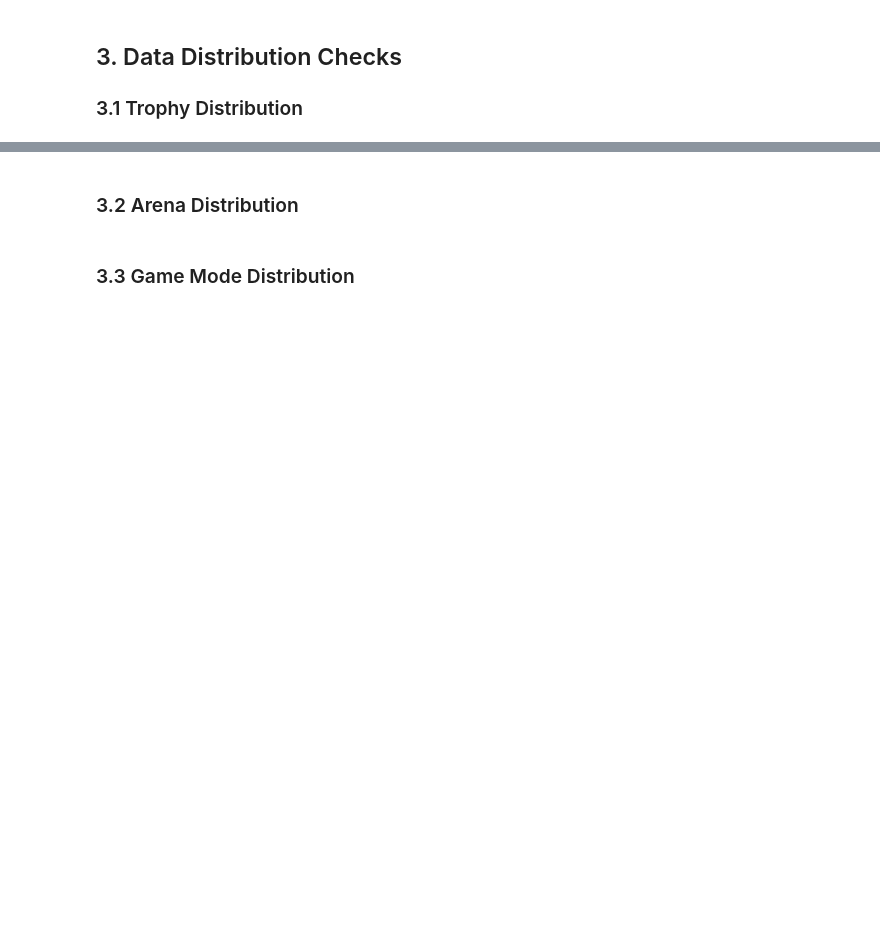
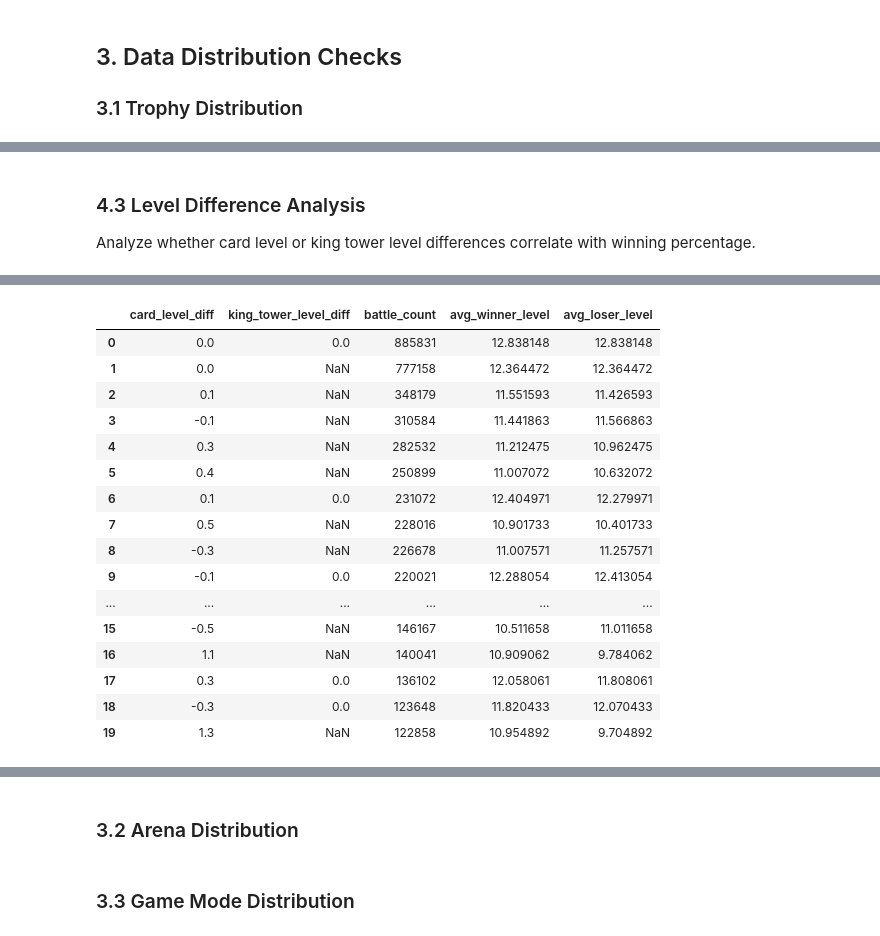
Before and after one commit to BrooklynD23/HeHeHaHa_DataRoyale, a Jupyter notebook: notebooks/01-data-profiling.ipynb, the cells around one changed output, grey strips where cells are left out. Drawn from its saved outputs; the diff is of its cells as text; code cells hidden in the pictures; blank space fills up the shorter version.

```diff
--- a/notebooks/01-data-profiling.ipynb
+++ b/notebooks/01-data-profiling.ipynb
@@ -93,0 +129,59 @@ trophy_stats
+# %% [markdown]
+### 4.3 Level Difference Analysis
+
+Analyze whether card level or king tower level differences correlate with winning percentage.
+# %%
+# Calculate average card levels and level differences
+level_analysis = query_to_df(con, """
+    WITH level_calc AS (
+        SELECT
+            -- Calculate average card level for winner and loser
+            ("winner.card1.level" + "winner.card2.level" + "winner.card3.level" +
+             "winner.card4.level" + "winner.card5.level" + "winner.card6.level" +
+             "winner.card7.level" + "winner.card8.level") / 8.0 as winner_avg_card_level,
+            ("loser.card1.level" + "loser.card2.level" + "loser.card3.level" +
+             "loser.card4.level" + "loser.card5.level" + "loser.card6.level" +
+             "loser.card7.level" + "loser.card8.level") / 8.0 as loser_avg_card_level,
+            -- Use totalcard.level if available, otherwise calculate average
+            COALESCE("winner.totalcard.level" / 8.0,
+                     ("winner.card1.level" + "winner.card2.level" + "winner.card3.level" +
+                      "winner.card4.level" + "winner.card5.level" + "winner.card6.level" +
+                      "winner.card7.level" + "winner.card8.level") / 8.0) as winner_total_level,
+            COALESCE("loser.totalcard.level" / 8.0,
+                     ("loser.card1.level" + "loser.card2.level" + "loser.card3.level" +
+                      "loser.card4.level" + "loser.card5.level" + "loser.card6.level" +
+                      "loser.card7.level" + "loser.card8.level") / 8.0) as loser_total_level,
+            -- King tower level (if available, otherwise NULL)
+            "winner.kingTowerHitPoints" as winner_king_tower,
+            "loser.kingTowerHitPoints" as loser_king_tower
+        FROM battles
+        WHERE "winner.card1.level" IS NOT NULL
+          AND "loser.card1.level" IS NOT NULL
+    )
+    SELECT
+        -- Card level difference (winner - loser)
+        ROUND(winner_avg_card_level - loser_avg_card_level, 1) as card_level_diff,
+        -- King tower level difference (if available)
+        CASE
+            WHEN winner_king_tower IS NOT NULL AND loser_king_tower IS NOT NULL
+            THEN ROUND((winner_king_tower - loser_king_tower) / 100.0, 1)  -- Normalize by 100
+            ELSE NULL
+        END as king_tower_level_diff,
+        COUNT(*) as battle_count,
+        -- Since winner always wins in this dataset, win rate is always 100% for winner
+        -- But we can analyze the distribution of level differences
+        AVG(winner_avg_card_level) as avg_winner_level,
+        AVG(loser_avg_card_level) as avg_loser_level
+    FROM level_calc
+    GROUP BY card_level_diff, king_tower_level_diff
+    ORDER BY battle_count DESC
+    LIMIT 50
+""")
+
+print("Level Difference Analysis:")
+print(f"Total battles analyzed: {level_analysis['battle_count'].sum():,}")
+print(f"\nAverage winner card level: {level_analysis['avg_winner_level'].iloc[0]:.2f}")
+print(f"Average loser card level: {level_analysis['avg_loser_level'].iloc[0]:.2f}")
+print(f"\nLevel difference distribution:")
+level_analysis.head(20)
+# %% [output]
@@ -93,0 +197,17 @@ trophy_stats
+|  | card_level_diff | king_tower_level_diff | battle_count | avg_winner_level | avg_loser_level |
+| 0 | 0.0 | 0.0 | 885831 | 12.838148 | 12.838148 |
+| 1 | 0.0 | NaN | 777158 | 12.364472 | 12.364472 |
+| 2 | 0.1 | NaN | 348179 | 11.551593 | 11.426593 |
+| 3 | -0.1 | NaN | 310584 | 11.441863 | 11.566863 |
+| 4 | 0.3 | NaN | 282532 | 11.212475 | 10.962475 |
+| 5 | 0.4 | NaN | 250899 | 11.007072 | 10.632072 |
+| 6 | 0.1 | 0.0 | 231072 | 12.404971 | 12.279971 |
+| 7 | 0.5 | NaN | 228016 | 10.901733 | 10.401733 |
+| 8 | -0.3 | NaN | 226678 | 11.007571 | 11.257571 |
+| 9 | -0.1 | 0.0 | 220021 | 12.288054 | 12.413054 |
+| ... | ... | ... | ... | ... | ... |
+| 15 | -0.5 | NaN | 146167 | 10.511658 | 11.011658 |
+| 16 | 1.1 | NaN | 140041 | 10.909062 | 9.784062 |
+| 17 | 0.3 | 0.0 | 136102 | 12.058061 | 11.808061 |
+| 18 | -0.3 | 0.0 | 123648 | 11.820433 | 12.070433 |
+| 19 | 1.3 | NaN | 122858 | 10.954892 | 9.704892 |
```
Also changed, not shown: parts of 18 cells of this notebook, 10 other files.
